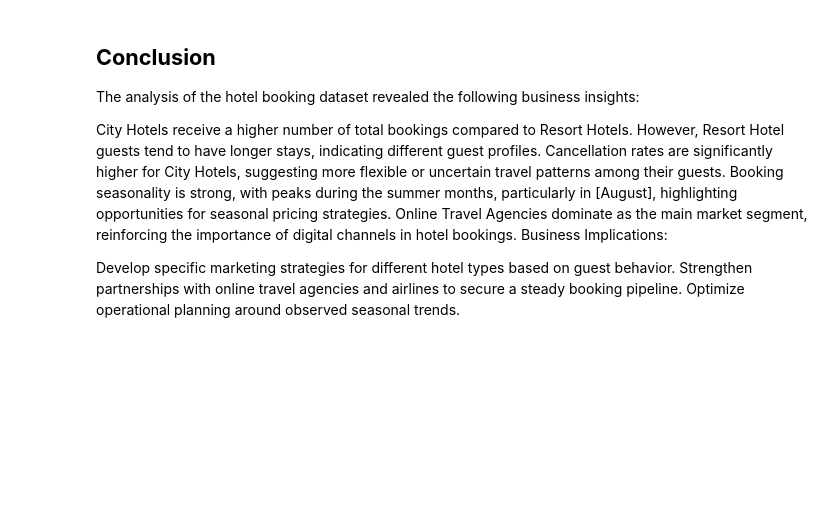
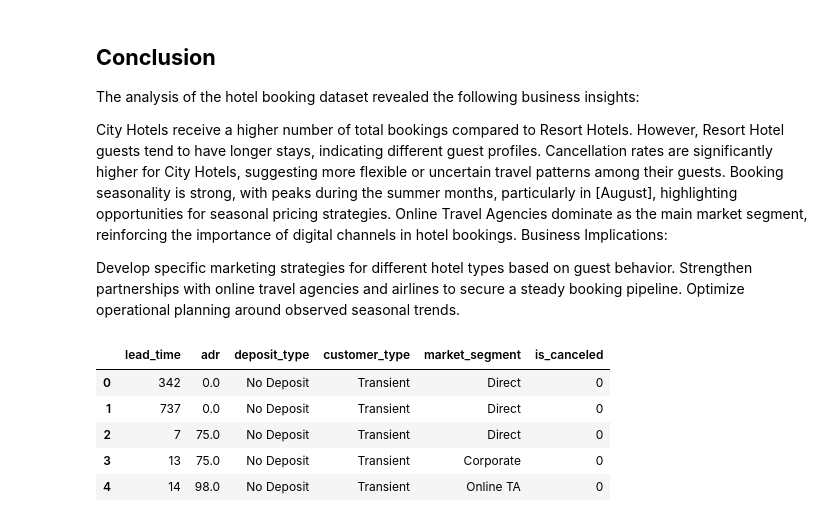
Before and after one commit to LuisaPolicarpo/Hotel, a Jupyter notebook: Hotel.ipynb, the cells around one changed output. Saved outputs shown, nothing was run; the diff lists cells and outputs as text; code cells hidden in the pictures; blank space fills up the shorter version.

```diff
--- a/Hotel.ipynb
+++ b/Hotel.ipynb
@@ -453,3 +459,19 @@ Business Implications:
 Develop specific marketing strategies for different hotel types based on guest behavior.
 Strengthen partnerships with online travel agencies and airlines to secure a steady booking pipeline.
 Optimize operational planning around observed seasonal trends.
+# %%
+# Selecting relevant features
+features = ['lead_time', 'adr', 'deposit_type', 'customer_type', 'market_segment', 'is_canceled']
+
+# Subset the dataframe
+
+df_cancellation = df[features]
+
+df_cancellation.head()
+# %% [output]
+|  | lead_time | adr | deposit_type | customer_type | market_segment | is_canceled |
+| 0 | 342 | 0.0 | No Deposit | Transient | Direct | 0 |
+| 1 | 737 | 0.0 | No Deposit | Transient | Direct | 0 |
+| 2 | 7 | 75.0 | No Deposit | Transient | Direct | 0 |
+| 3 | 13 | 75.0 | No Deposit | Transient | Corporate | 0 |
+| 4 | 14 | 98.0 | No Deposit | Transient | Online TA | 0 |
```
Also changed, not shown: parts of 15 cells of this notebook.
